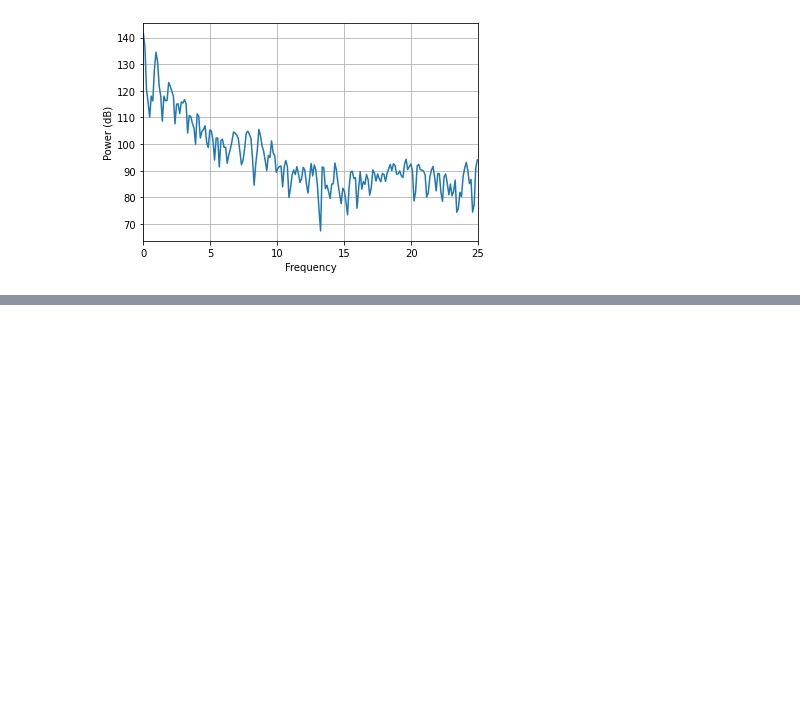
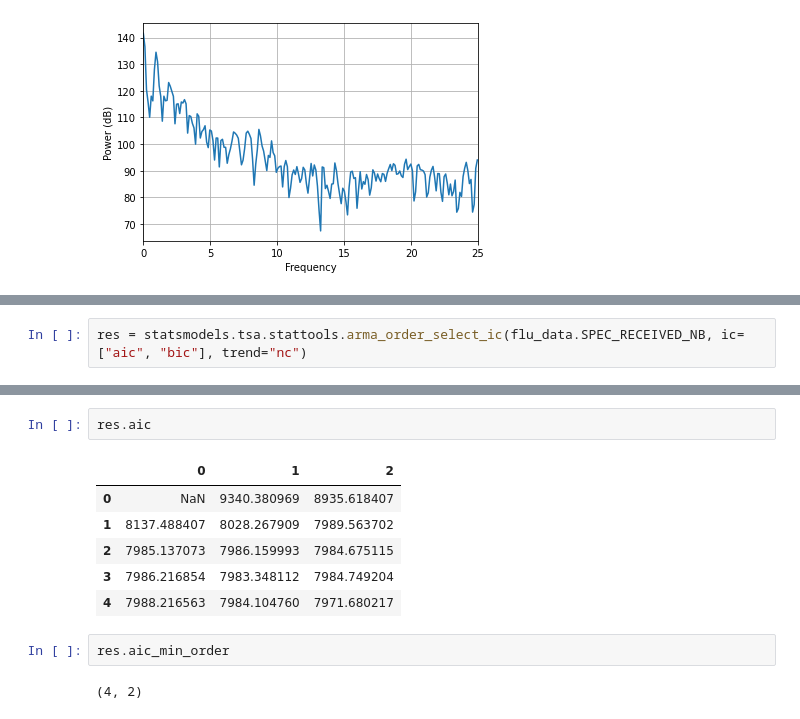
Before and after one commit to andrewmejia600/DS7333, a Jupyter notebook: CASE_STUDY_8/Case_Study_8.ipynb, the cells around one changed output, grey strips where cells are left out. Saved outputs shown, nothing was run; the diff lists cells and outputs as text; blank space fills up the shorter version.

```diff
--- a/CASE_STUDY_8/Case_Study_8.ipynb
+++ b/CASE_STUDY_8/Case_Study_8.ipynb
@@ -164,0 +200,2 @@ psd.plot()
+# %%
+res = statsmodels.tsa.stattools.arma_order_select_ic(flu_data.SPEC_RECEIVED_NB, ic=["aic", "bic"], trend="nc")
@@ -164,0 +220,13 @@ psd.plot()
+# %%
+res.aic
+# %% [output]
+|  | 0 | 1 | 2 |
+| 0 | NaN | 9340.380969 | 8935.618407 |
+| 1 | 8137.488407 | 8028.267909 | 7989.563702 |
+| 2 | 7985.137073 | 7986.159993 | 7984.675115 |
+| 3 | 7986.216854 | 7983.348112 | 7984.749204 |
+| 4 | 7988.216563 | 7984.104760 | 7971.680217 |
+# %%
+res.aic_min_order
+# %% [output]
+(4, 2)
```
Also changed, not shown: parts of 24 cells of this notebook.
